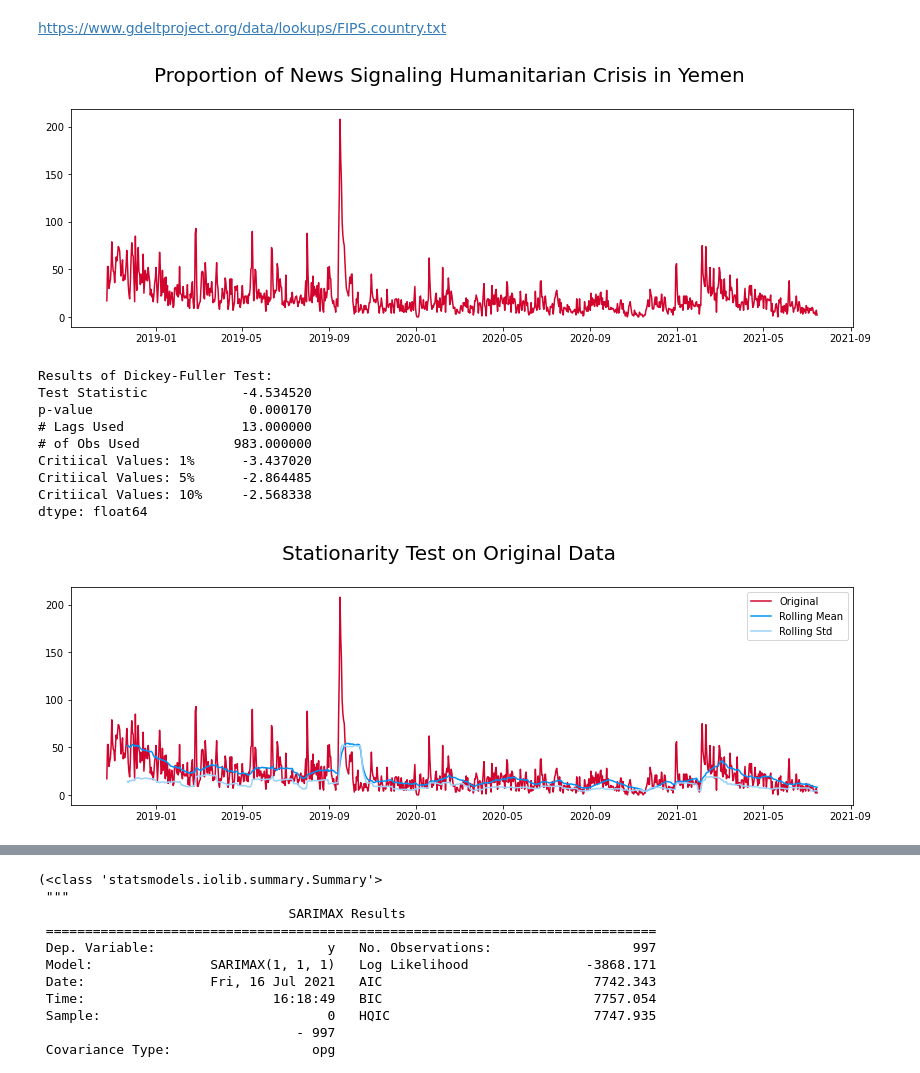
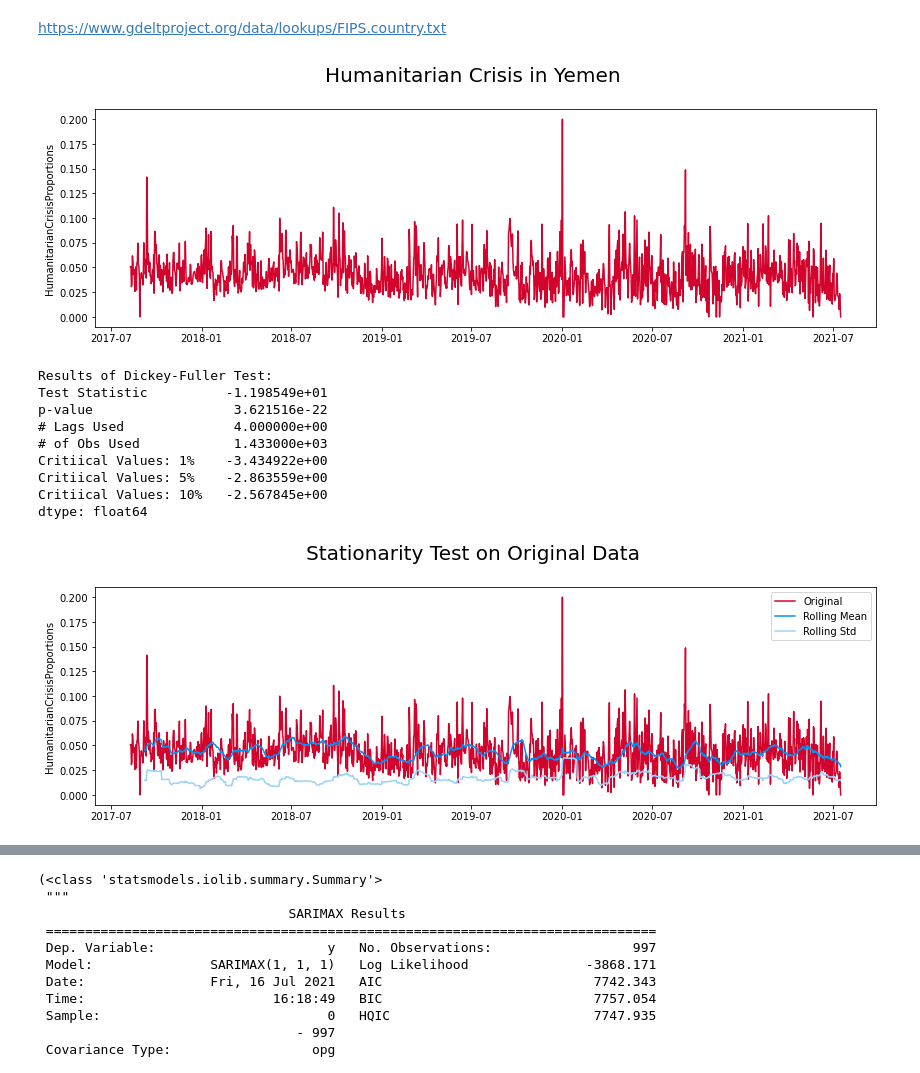
Before and after one commit to MekdiYilma/HumanitarianCrisisPrediction, a Jupyter notebook: notebooks/final_model.ipynb, the cells around one changed output, grey strips where cells are left out. Drawn from its saved outputs; the diff is of its cells as text; code cells hidden in the pictures.

```diff
--- a/notebooks/final_model.ipynb
+++ b/notebooks/final_model.ipynb
@@ -123,7 +123,7 @@ class HumanitarianCrisisModel:
         plt.figure(figsize=(14, 4))
         plt.figtext(.5,.9,f'Humanitarian Crisis in {self.country_name}\n', fontsize=20, ha='center')
         plt.plot(self.humanitarian_crisis_ts, color='#D2042D')
-        plt.ylabel(f'new');
+        plt.ylabel(f'{self.forecast_column}');
 
 
     def stationarity_test(self, ts, window=30, title='Stationarity Test'):
@@ -145,13 +145,14 @@ class HumanitarianCrisisModel:
         original = plt.plot(ts, color = '#D2042D', label = 'Original')
         mean = plt.plot(rollmean, color = '#0092F4', label = 'Rolling Mean')
         std = plt.plot(rollstd, color = '#99d3fb', label = 'Rolling Std')
+        plt.ylabel(f'{self.forecast_column}')
         plt.legend(loc='best')
         plt.figtext(.5,.9,f'{title}\n', fontsize=20, ha='center')
 
 
     def decompose_ts(self):
 
-        decomposition = seasonal_decompose(self.humanitarian_crisis_ts, period=1)
+        decomposition = seasonal_decompose(self.humanitarian_crisis_ts, period=7)
         trend = decomposition.trend
         seasonal = decomposition.seasonal
         residual = decomposition.resid
@@ -172,7 +173,7 @@ class HumanitarianCrisisModel:
         plt.legend(loc='upper right')
 
     def get_residual(self):
-        decomposition = seasonal_decompose(self.humanitarian_crisis_ts, period=1)
+        decomposition = seasonal_decompose(self.humanitarian_crisis_ts, period=7)
         residual = decomposition.resid
         residual.dropna(inplace=True)
 
@@ -242,6 +243,7 @@ class HumanitarianCrisisModel:
         plt.plot(self.humanitarian_crisis_ts, color='#D2042D', label='original')
         plt.plot(np.abs(pred), color='#0092F4', label='forecasted')
         plt.figtext(.5,.9,f'Humanitarian Crisis Forecast on {self.country_name}\n', fontsize=20, ha='center')
+        plt.ylabel(f'{self.forecast_column}')
         plt.legend()
 
     def predict_with_ci(self, end_frequency=30):
@@ -258,25 +260,27 @@ class HumanitarianCrisisModel:
 
         plt.gca().get_lines()[1].set_color('#f6cdd5')
         plt.figtext(.5,.9,f'Humanitarian Crisis Forecast on {self.country_name}\n', fontsize=20, ha='center')
+        plt.ylabel(f'{self.forecast_column}')
 # %%
-new_model  = HumanitarianCrisisModel(country_code='YM', frequency='d', event_count=500000)
+new_model  = HumanitarianCrisisModel(country_code='YM', frequency='d',
+                                     forecast_column='HumanitarianCrisisProportions', event_count=1000000)
 new_model.plot_original_data()
 # %% [output]
-[figure, old version]
+[figure, new version]
 # %%
 ts = new_model.humanitarian_crisis_ts
 new_model.stationarity_test(ts=ts, window=30, title='Stationarity Test on Original Data')
 # %% [output]
 Results of Dickey-Fuller Test:
-Test Statistic            -4.534520
-p-value                    0.000170
-# Lags Used               13.000000
-# of Obs Used            983.000000
-Critiical Values: 1%      -3.437020
-Critiical Values: 5%      -2.864485
-Critiical Values: 10%     -2.568338
+Test Statistic          -1.198549e+01
+p-value                  3.621516e-22
+# Lags Used              4.000000e+00
+# of Obs Used            1.433000e+03
+Critiical Values: 1%    -3.434922e+00
+Critiical Values: 5%    -2.863559e+00
+Critiical Values: 10%   -2.567845e+00
 dtype: float64
-[figure, old version]
+[figure, new version]
 # %%
 new_model.decompose_ts()
 # %% [output]
```
Also changed, not shown: parts of 8 cells of this notebook, 7 other files.
